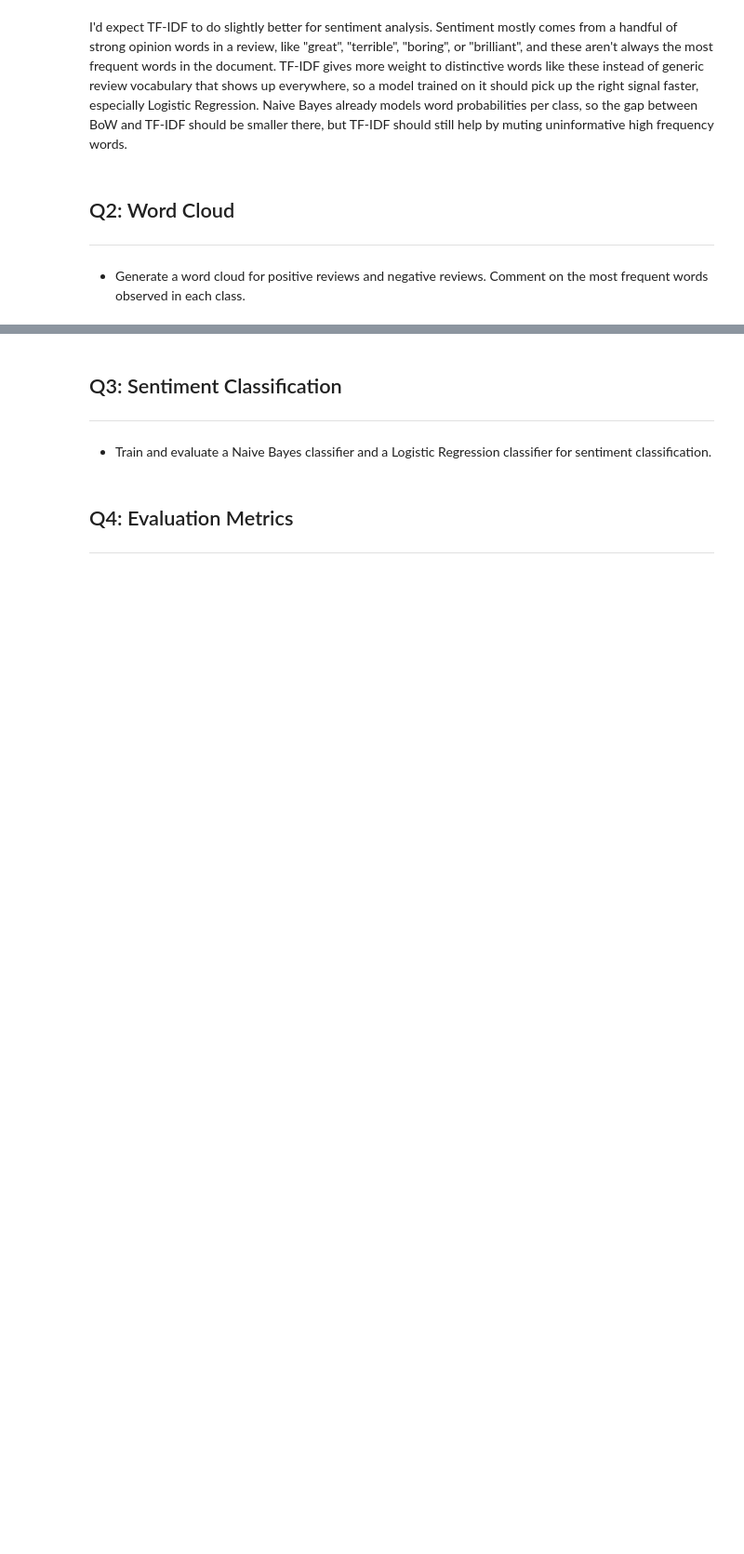
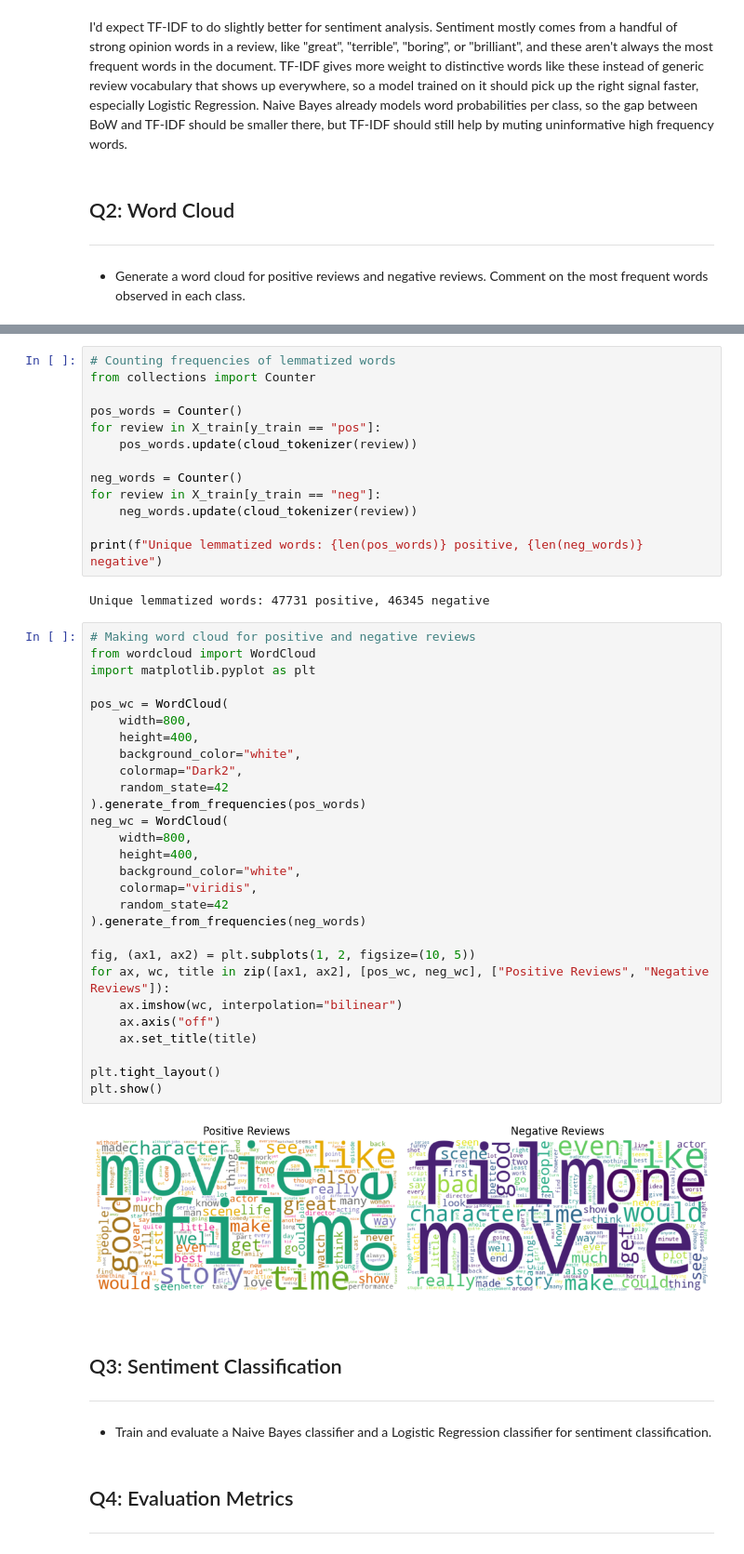
Before and after one commit to ikabrain/UCS772-CV-NLP-Lab, a Jupyter notebook: NLP_assign4/NLP_assign4.ipynb, the cells around one changed output, grey strips where cells are left out. Shown at 93% size. Cells and saved outputs as stored; diff of their text form; blank space fills up the shorter version.

Commit message:
feat(assign4): generate lemmatized wc for q2

```diff
--- a/NLP_assign4/NLP_assign4.ipynb
+++ b/NLP_assign4/NLP_assign4.ipynb
@@ -153,3 +178,50 @@ I'd expect TF-IDF to do slightly better for sentiment analysis. Sentiment mostly
+# %%
+# Counting frequencies of lemmatized words
+from collections import Counter
+
+pos_words = Counter()
+for review in X_train[y_train == "pos"]:
+    pos_words.update(cloud_tokenizer(review))
+
+neg_words = Counter()
+for review in X_train[y_train == "neg"]:
+    neg_words.update(cloud_tokenizer(review))
+
+print(f"Unique lemmatized words: {len(pos_words)} positive, {len(neg_words)} negative")
+# %% [output]
+Unique lemmatized words: 47731 positive, 46345 negative
+# %%
+# Making word cloud for positive and negative reviews
+from wordcloud import WordCloud
+import matplotlib.pyplot as plt
+
+pos_wc = WordCloud(
+    width=800,
+    height=400,
+    background_color="white",
+    colormap="Dark2",
+    random_state=42
+).generate_from_frequencies(pos_words)
+neg_wc = WordCloud(
+    width=800,
+    height=400,
+    background_color="white",
+    colormap="viridis",
+    random_state=42
+).generate_from_frequencies(neg_words)
+
+fig, (ax1, ax2) = plt.subplots(1, 2, figsize=(10, 5))
+for ax, wc, title in zip([ax1, ax2], [pos_wc, neg_wc], ["Positive Reviews", "Negative Reviews"]):
+    ax.imshow(wc, interpolation="bilinear")
+    ax.axis("off")
+    ax.set_title(title)
+
+plt.tight_layout()
+plt.show()
+# %% [output]
+[figure, added]
+# %% [markdown]
+<!-- TODO -->
 # %% [markdown]
 ## Q3: Sentiment Classification
 ---
```
Also changed, not shown: parts of 5 cells of this notebook.
